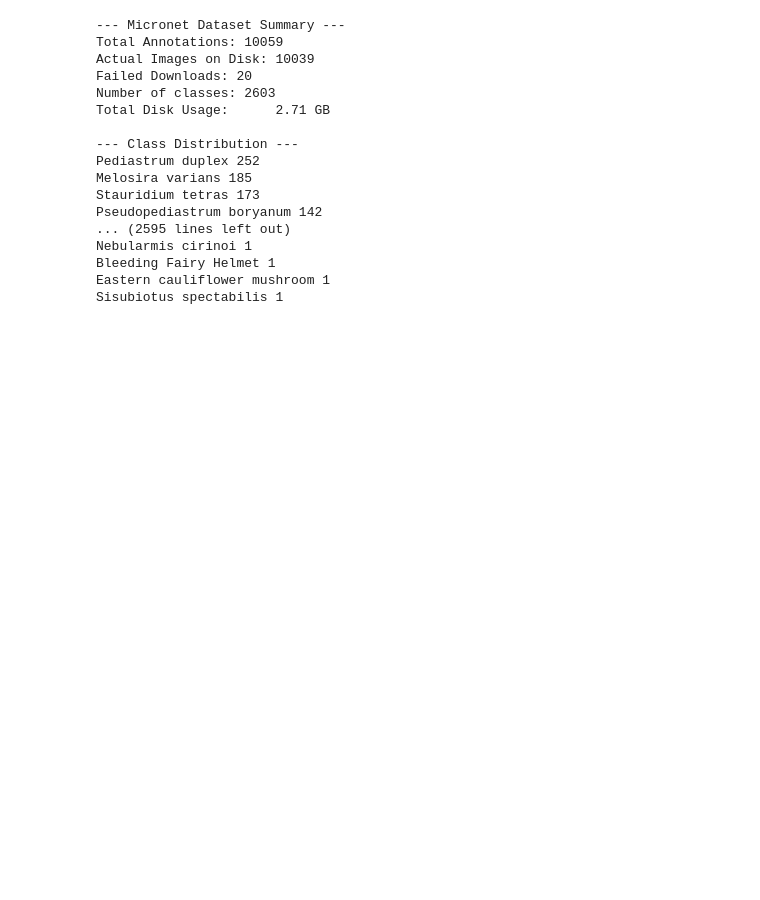
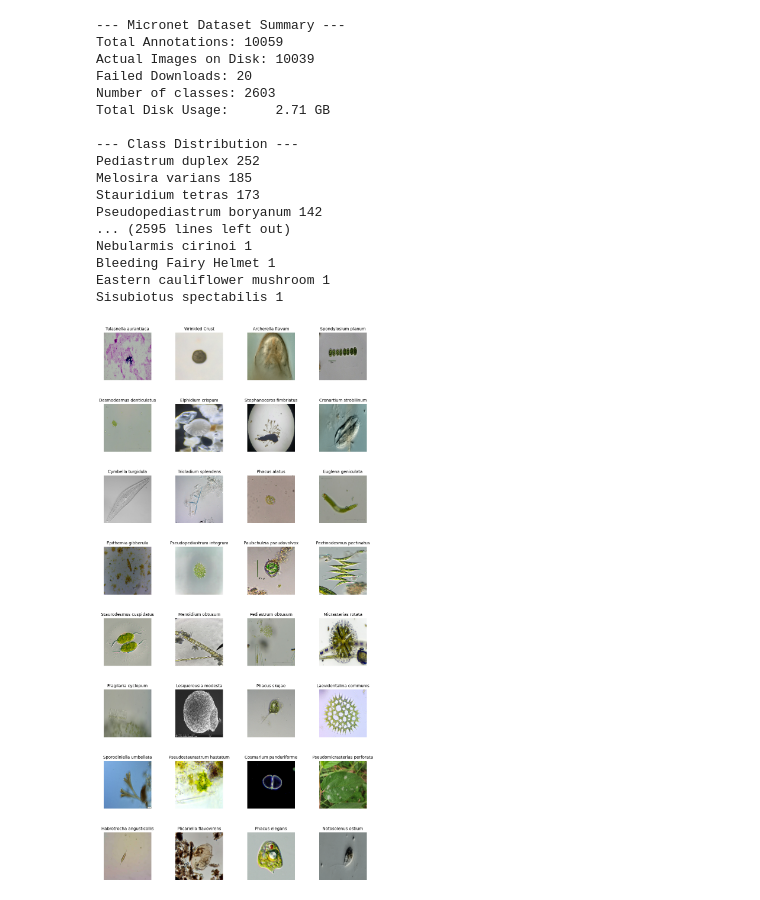
Before and after one commit to MatthewELucio/MicroNetCNN, a Jupyter notebook: visualize_data.ipynb, the cells around one changed output. Cells and saved outputs as stored; diff of their text form; code cells hidden in the pictures; blank space fills up the shorter version.

Commit message:
finalize jupyter notebook to visualize data between classes, split into train/test/val

```diff
--- a/visualize_data.ipynb
+++ b/visualize_data.ipynb
@@ -74,3 +68,27 @@ Nebularmis cirinoi 1
 Bleeding Fairy Helmet 1
 Eastern cauliflower mushroom 1
 Sisubiotus spectabilis 1
+# %%
+with open('micronet_annotations.json', 'r') as f:
+    annotations = json.load(f)
+
+unique_labels = sorted(list(set(v['species_guess'] for v in annotations.values())))
+label_to_index = {label: i for i, label in enumerate(unique_labels)}
+
+def create_split_df(json_path):
+    with open(json_path, 'r') as f:
+        uuids = json.load(f)
+
+    data = []
+    for uid in uuids:
+        img_path = os.path.join(f'micronet_images/{uid}.jpg')
+        if os.path.exists(img_path) and uid in annotations:
+            data.append({
+                'path': f"micronet_images/{uid}.jpg",
+                'label': annotations[uid]['species_guess']
+            })
+    return pd.DataFrame(data)
+
+train_df = create_split_df('train.json')
+test_df = create_split_df('test.json')
+val_df = create_split_df('val.json')
@@ -76,0 +124,20 @@ Sisubiotus spectabilis 1
+# %%
+n_rows = 8
+n_cols = 4
+plt.figure(figsize=(n_cols * 3, n_rows * 3))
+
+for images, labels in train_ds.take(1):
+    for i in range(n_rows * n_cols):
+        plt.subplot(n_rows, n_cols, i + 1)
+
+        plt.imshow(images[i].numpy())
+
+        plt.axis('off')
+
+        label_idx = int(labels[i])
+        plt.title(all_species[label_idx], fontsize=10)
+
+plt.subplots_adjust(wspace=.2, hspace=.5)
+plt.show()
+# %% [output]
+[figure, added]
```
Also changed, not shown: parts of 2 cells of this notebook.
